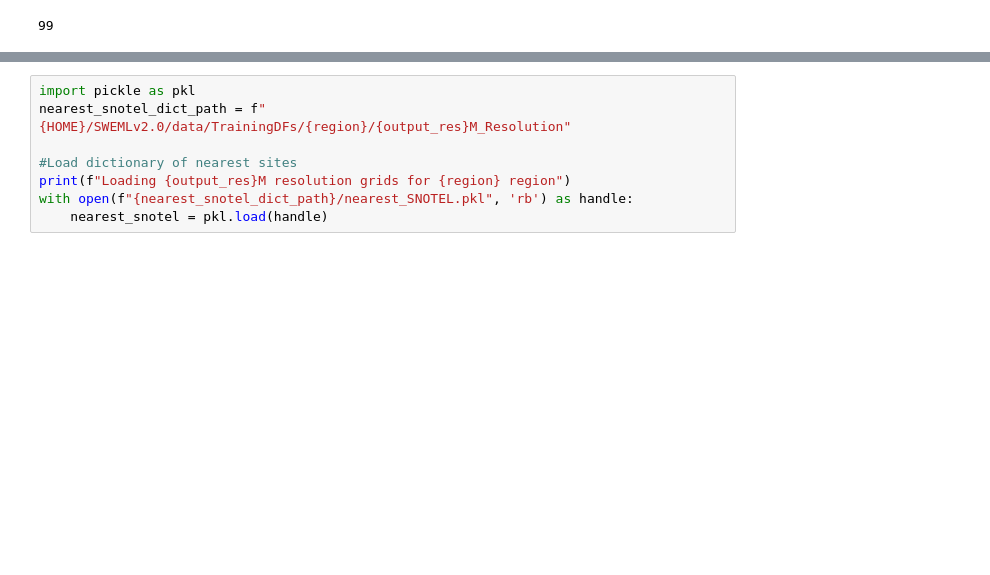
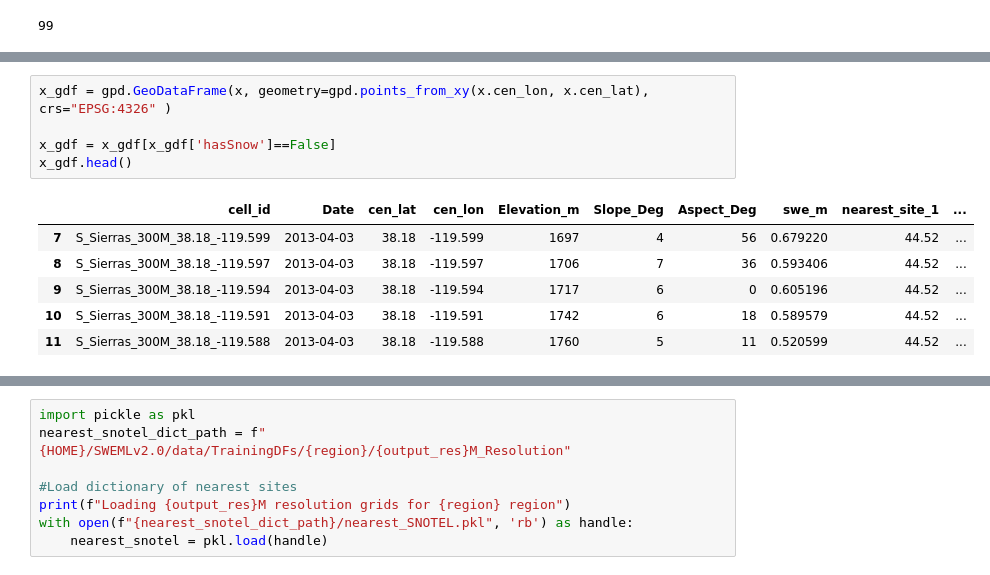
Before and after one commit to whitelightning450/SWEMLv2.0, a Jupyter notebook: Dataprocessing/get_NLDAS.ipynb, the cells around one changed output, grey strips where cells are left out. Saved outputs shown, nothing was run; the diff lists cells and outputs as text; blank space fills up the shorter version.

```diff
--- a/Dataprocessing/get_NLDAS.ipynb
+++ b/Dataprocessing/get_NLDAS.ipynb
@@ -90,0 +128,12 @@ x
+# %%
+x_gdf = gpd.GeoDataFrame(x, geometry=gpd.points_from_xy(x.cen_lon, x.cen_lat), crs="EPSG:4326" )
+
+x_gdf = x_gdf[x_gdf['hasSnow']==False]
+x_gdf.head()
+# %% [output]
+|  | cell_id | Date | cen_lat | cen_lon | Elevation_m | Slope_Deg | Aspect_Deg | swe_m | nearest_site_1 | ... |
+| 7 | S_Sierras_300M_38.18_-119.599 | 2013-04-03 | 38.18 | -119.599 | 1697 | 4 | 56 | 0.679220 | 44.52 | ... |
+| 8 | S_Sierras_300M_38.18_-119.597 | 2013-04-03 | 38.18 | -119.597 | 1706 | 7 | 36 | 0.593406 | 44.52 | ... |
+| 9 | S_Sierras_300M_38.18_-119.594 | 2013-04-03 | 38.18 | -119.594 | 1717 | 6 | 0 | 0.605196 | 44.52 | ... |
+| 10 | S_Sierras_300M_38.18_-119.591 | 2013-04-03 | 38.18 | -119.591 | 1742 | 6 | 18 | 0.589579 | 44.52 | ... |
+| 11 | S_Sierras_300M_38.18_-119.588 | 2013-04-03 | 38.18 | -119.588 | 1760 | 5 | 11 | 0.520599 | 44.52 | ... |
```
Also changed, not shown: parts of 11 cells of this notebook, 6 other files.
